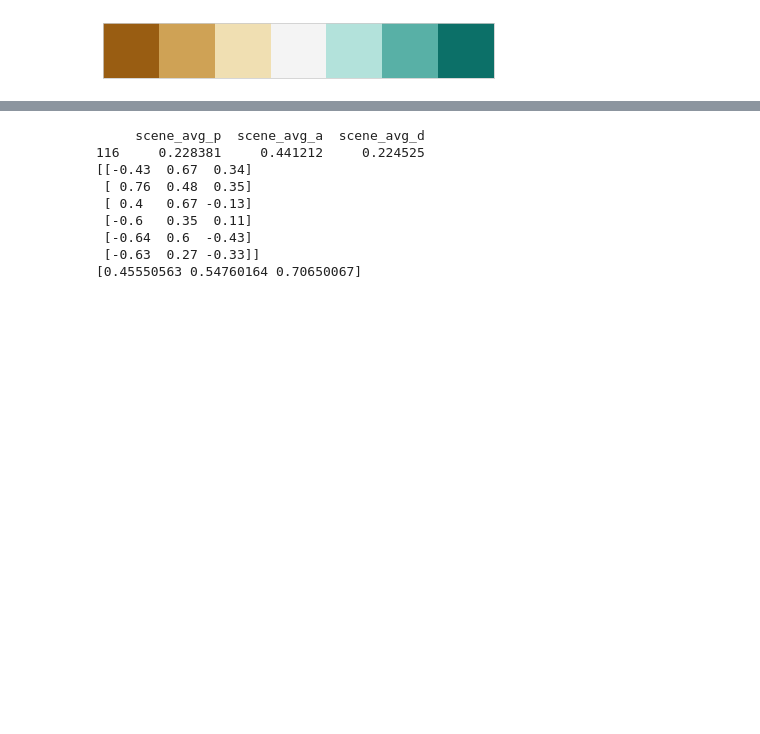
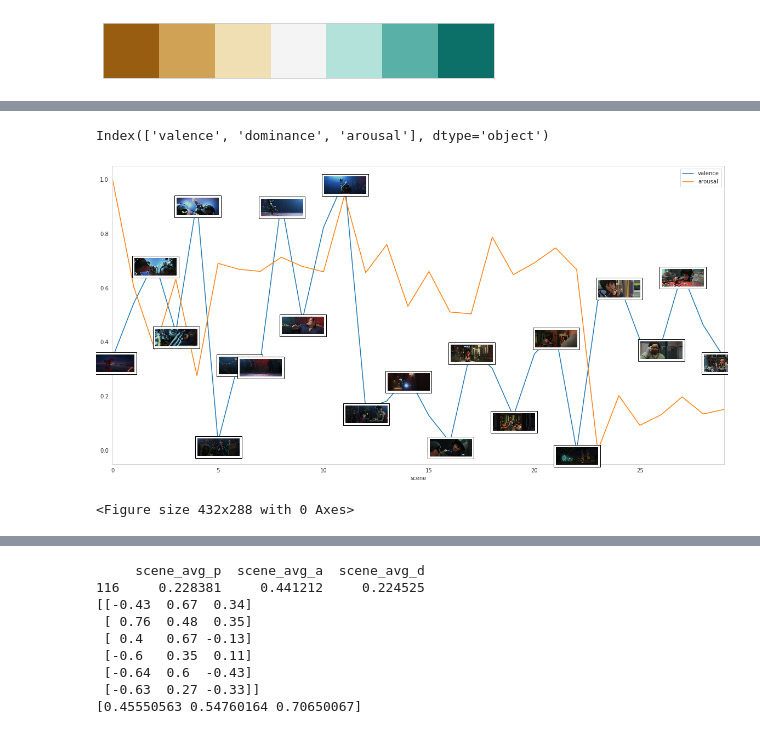
Before and after one commit to ucsd-dsc-arts/dsc160-midterm-group13, a Jupyter notebook: code/notebooks/Amir, Baseline Model's Evaluation and Results.ipynb, the cells around one changed output, grey strips where cells are left out. Saved outputs shown, nothing was run; the diff lists cells and outputs as text; code cells hidden in the pictures; blank space fills up the shorter version.

```diff
--- a/code/notebooks/Amir, Baseline Model's Evaluation and Results.ipynb
+++ b/code/notebooks/Amir, Baseline Model's Evaluation and Results.ipynb
@@ -141,3 +157,52 @@ Name: scene, dtype: int64
+# %%
+from IPython.display import Image
+from matplotlib.pyplot import imshow
+from matplotlib.offsetbox import TextArea, DrawingArea, OffsetImage, AnnotationBbox
+
+import matplotlib.pyplot as plt
+import matplotlib.image as mpimg
+
+%matplotlib inline
+new_df = normalized_df.copy()
+new_df['pleasure_diff'] = new_df['pleasure'].diff(-1)
+new_df['pleasure_inflection'] = np.where(new_df['pleasure_diff'] > 0, 1, 0)
+scene_changes = new_df[new_df['pleasure_inflection'].diff() != 0]['scene'].tolist()
+scene_changes_paths = []
+for scene in scene_changes:
+    first_image = mypath+"/" + mypath.rsplit('/',3)[2] + "-Scene-%s-0.jpg" % (scene)
+    second_image = mypath+"/" + mypath.rsplit('/',3)[2] + "-Scene-%s-1.jpg" % (scene)
+    third_image = mypath+"/" + mypath.rsplit('/',3)[2] + "-Scene-%s-2.jpg" % (scene)
+    scene_changes_paths.append([first_image,second_image,third_image])
+
+inflection_df = normalized_df[normalized_df['scene'].isin([x for x in normalized_df['scene'] if x in scene_changes])]
+inflection_df.reset_index(drop=True,inplace=True)
+inflection_df
+normalized_df_copy.columns=['valence','dominance','arousal']
+print(normalized_df_copy.columns)
+ax2 = normalized_df_copy.plot.line(y=['valence','arousal'],figsize=(20,10))
+for i in range(len(inflection_df)) :
+    imagebox = OffsetImage(plt.imread(scene_changes_paths[i][0]), zoom=.02)
+    xy = [inflection_df.loc[i, "scene"], inflection_df.loc[i,"pleasure"]]
+
+    ab = AnnotationBbox(imagebox, xy,
+        xybox=(1., -10.),
+
+        xycoords='data',
+        boxcoords="offset points")
+    ax2.add_artist(ab)
+
+
+
+scale_factor = 5
+
+fig = plt.figure()  # create a figure object
+
+
+plt.show()
+# %% [output]
+Index(['valence', 'dominance', 'arousal'], dtype='object')
+[figure, added]
+<Figure size 432x288 with 0 Axes>
 # %%
 ANGER_POINT = [-0.43, 0.67, 0.34]
 JOY_POINT = [0.76, 0.48, 0.35]
```
Also changed, not shown: parts of 6 cells of this notebook.
